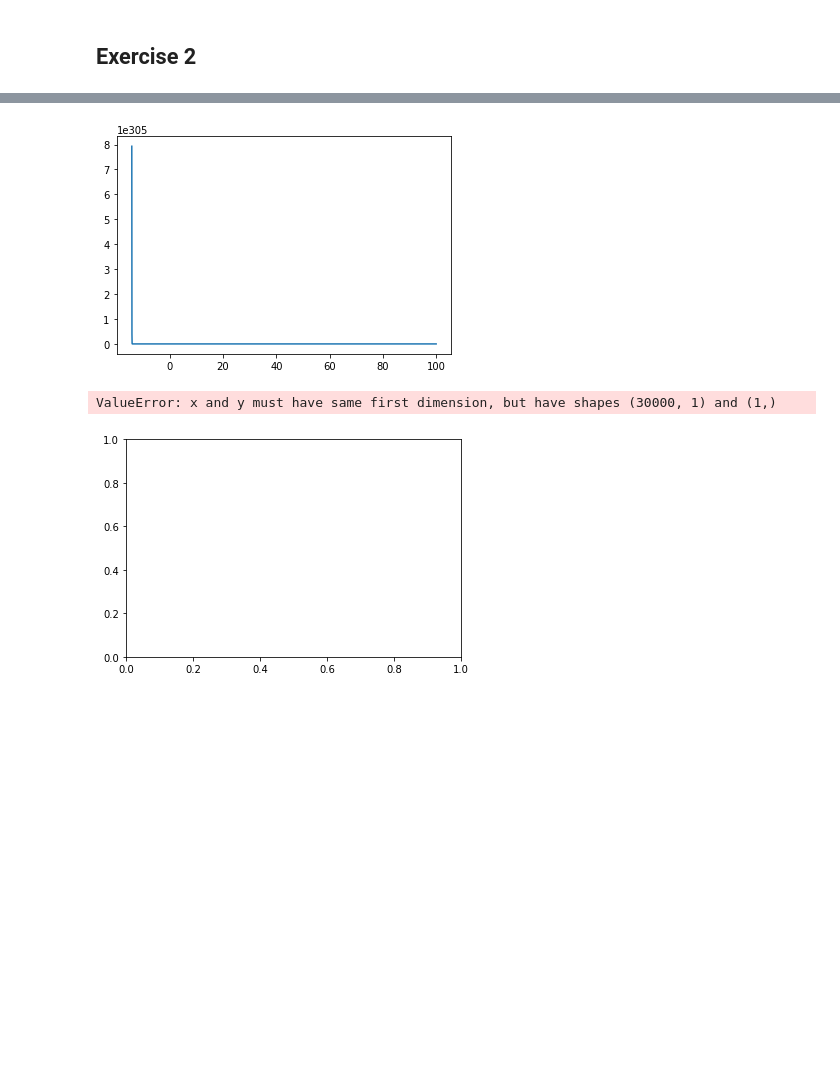
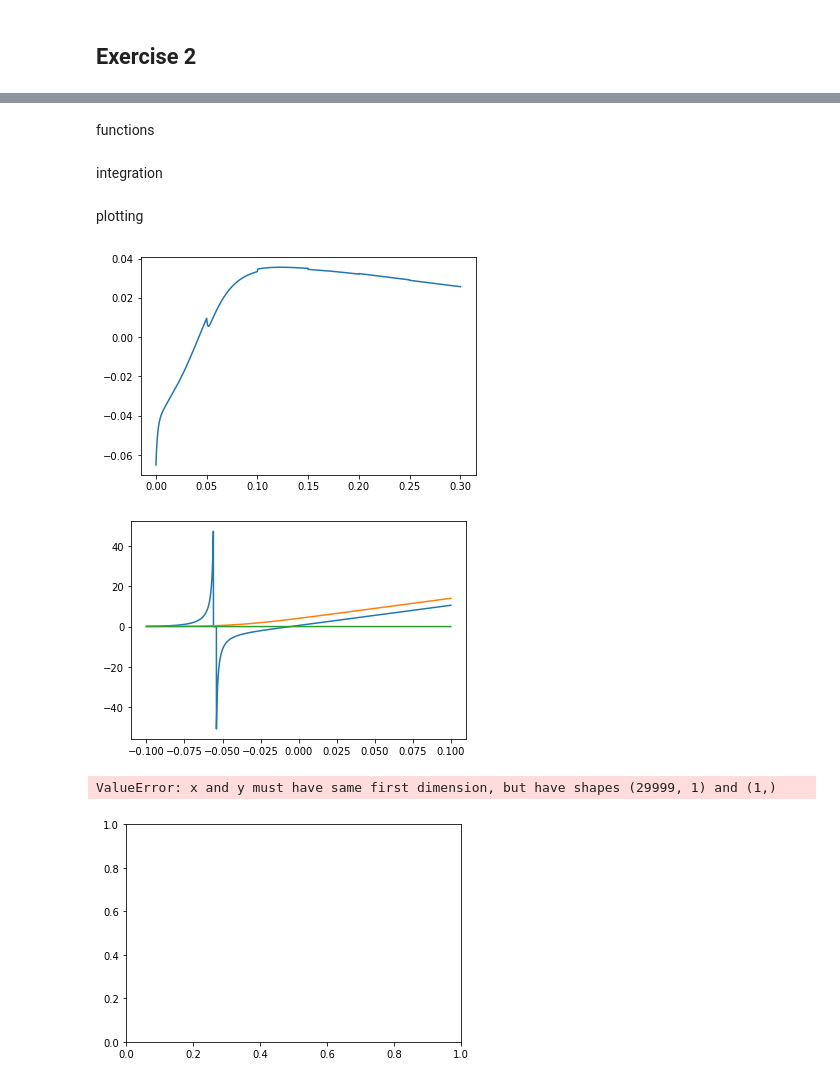
Before and after one commit to Matteo294/BIC, a Jupyter notebook: sheet2/ex1.ipynb, the cells around one changed output, grey strips where cells are left out. Cells and saved outputs as stored; diff of their text form; code cells hidden in the pictures; blank space fills up the shorter version.

```diff
--- a/sheet2/ex1.ipynb
+++ b/sheet2/ex1.ipynb
@@ -25,0 +38,17 @@ so that the required transformations are $\tau = \frac{1}{\alpha + \beta}$ and $
+# %%
+# Transition rates
+#cl_to_op = lambda u: np.array([(-0.55-0.1*u*1e3)/(np.exp(-5.5-0.1*u*1e3) - 1), (-4-0.1*u*1e3)/(np.exp(-4.0-0.1*u*1e3) - 1), 0.007*np.exp(-(u*1e3+65)/20)])
+def cl_to_op(u_arr):
+    if isinstance(u_arr, (int, float)):
+        u_arr = [u_arr]
+    ret_arr = np.zeros((3, len(u_arr)))
+    for i,u in enumerate(u_arr):
+        if abs(-0.1*u*1e3 - 5.5) < 1e-1:
+            ret_arr[0,i] = (-0.55-0.01*u*1e3)/(-0.1*u*1e3 + 5.5 + 0.5*(0.1*0.1*u*u*1e6 + 5.5*5.5 - 2*0.1*5.5*u*1e3))
+        else:
+            ret_arr[0,i] = (-0.55-0.1*u*1e3)/(np.exp(-5.5-0.1*u*1e3) - 1)
+        ret_arr[1,i] = (-4-0.1*u*1e3)/(np.exp(-4.0-0.1*u*1e3) - 1)
+        ret_arr[2,i] = 0.007*np.exp(-(u*1e3+65)/20)
+    return ret_arr
+
+op_to_cl = lambda u: np.array([0.125*np.exp(-(u*1e3+65)/80), 4.0*np.exp(-(u*1e3+65)/18), 1/(np.exp(-3.5-0.1*u*1e3) + 1)])
@@ -26,2 +70,4 @@ so that the required transformations are $\tau = \frac{1}{\alpha + \beta}$ and $
+# %% [markdown]
+functions
 # %%
 import numpy as np
@@ -95,0 +93,2 @@ for i in range(npoints - 1):
+# %% [markdown]
+integration
@@ -96,15 +121,24 @@ for i in range(npoints - 1):
+# %% [markdown]
+plotting
 # %%
 from matplotlib import pyplot as plt
 
-uline = np.linspace(-100, 100, 10000)
-a = cl_to_op(uline)[2]
-plt.plot(uline, a)
+plt.plot(t, u)
 plt.show()
+
+
+uline = np.linspace(-0.1, 0.1, 10000)
+a = cl_to_op(uline)
+plt.plot(uline, a[0,:])
+plt.plot(uline, a[1,:])
+plt.plot(uline, a[2,:])
+plt.show()
 # %% [output]
-[figure, old version]
+[figure, new version]
+[figure, added]
 # %%
 plt.plot(t, I_ext(t))
 plt.show()
 # %% [output]
-ValueError: x and y must have same first dimension, but have shapes (30000, 1) and (1,)
+ValueError: x and y must have same first dimension, but have shapes (29999, 1) and (1,)
 [figure]
```
Also changed, not shown: parts of 7 cells of this notebook.
